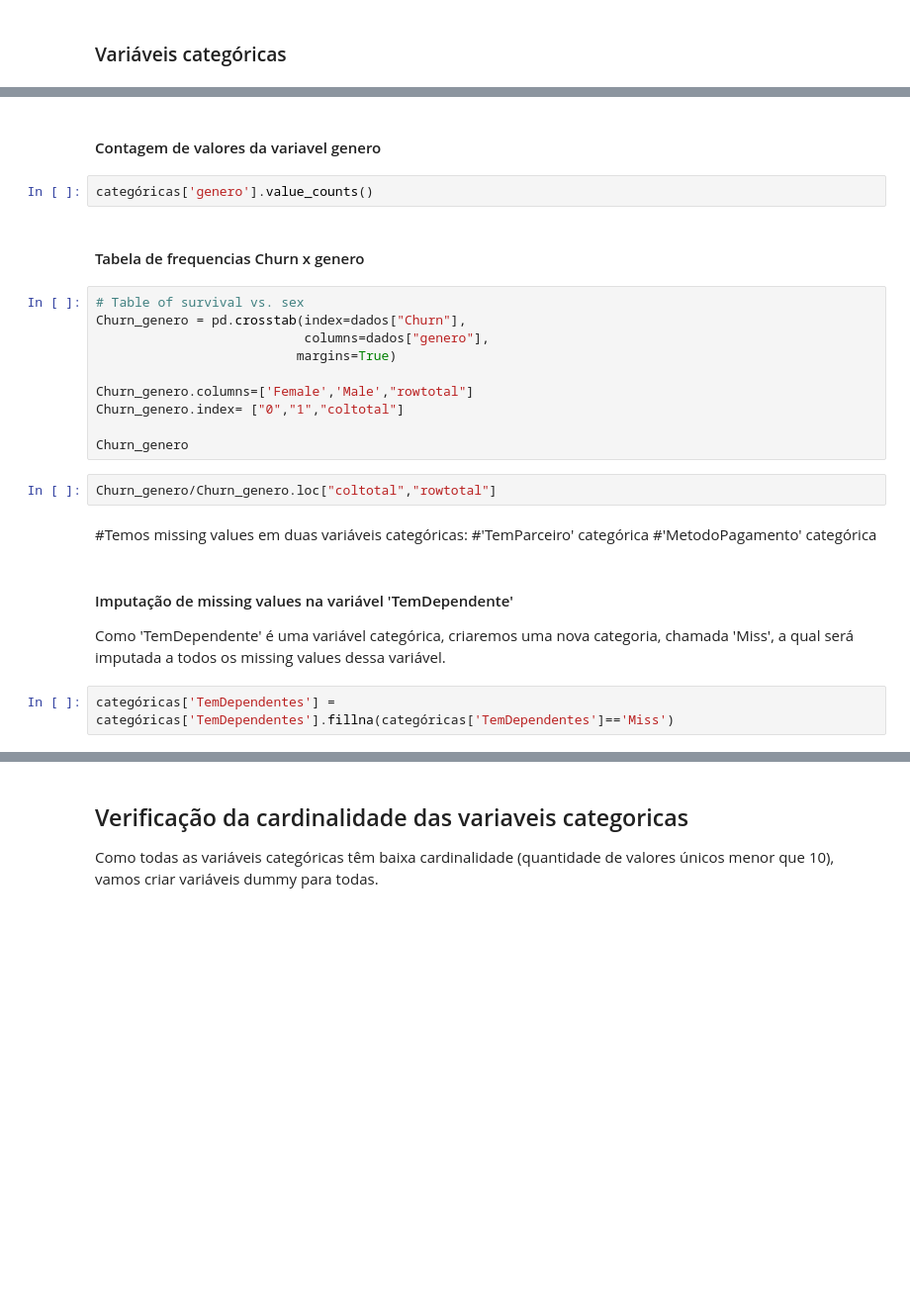
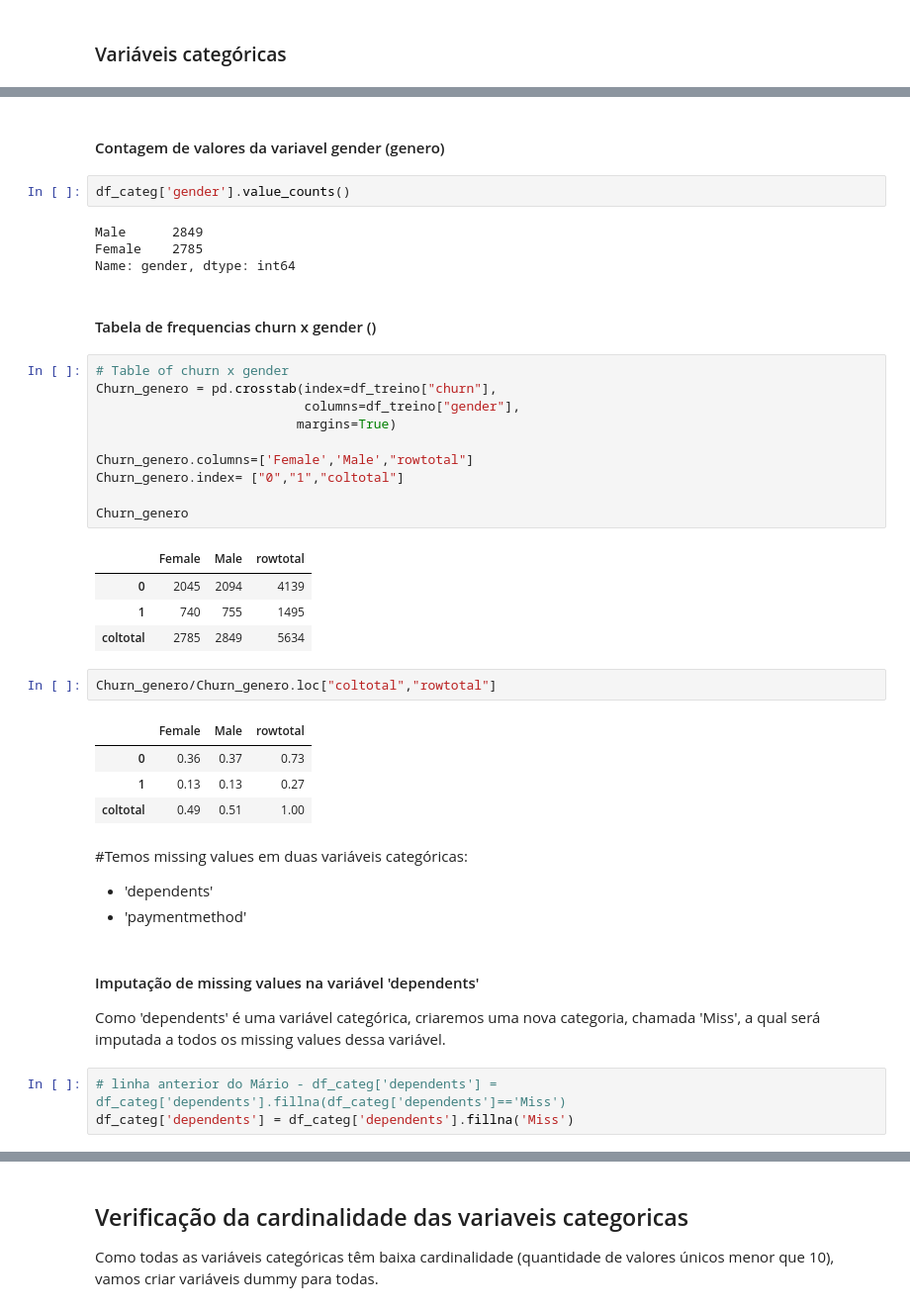
Before and after one commit to Hayltons/DSWP, a Jupyter notebook: Notebooks/Churn_Kaggle_hs_v1.ipynb, the cells around one changed output, grey strips where cells are left out. Shown at 99% size. Saved outputs shown, nothing was run; the diff lists cells and outputs as text; blank space fills up the shorter version.

```diff
--- a/Notebooks/Churn_Kaggle_hs_v1.ipynb
+++ b/Notebooks/Churn_Kaggle_hs_v1.ipynb
@@ -448,27 +473,42 @@ categóricas.isna().sum()
 # %% [markdown]
-#### Contagem de valores da variavel genero
+#### Contagem de valores da variavel gender (genero)
-# %%
-categóricas['genero'].value_counts()
+# %%
+df_categ['gender'].value_counts()
+# %% [output]
+Male      2849
+Female    2785
+Name: gender, dtype: int64
 # %% [markdown]
-#### Tabela de frequencias Churn x genero
+#### Tabela de frequencias churn x gender ()
 # %%
-# Table of survival vs. sex
-Churn_genero = pd.crosstab(index=dados["Churn"],
-                           columns=dados["genero"],
+# Table of churn x gender
+Churn_genero = pd.crosstab(index=df_treino["churn"],
+                           columns=df_treino["gender"],
                           margins=True)
 
 Churn_genero.columns=['Female','Male',"rowtotal"]
 Churn_genero.index= ["0","1","coltotal"]
 
 Churn_genero
+# %% [output]
+|  | Female | Male | rowtotal |
+| 0 | 2045 | 2094 | 4139 |
+| 1 | 740 | 755 | 1495 |
+| coltotal | 2785 | 2849 | 5634 |
 # %%
 Churn_genero/Churn_genero.loc["coltotal","rowtotal"]
+# %% [output]
+|  | Female | Male | rowtotal |
+| 0 | 0.36 | 0.37 | 0.73 |
+| 1 | 0.13 | 0.13 | 0.27 |
+| coltotal | 0.49 | 0.51 | 1.00 |
 # %% [markdown]
 #Temos missing values em duas variáveis categóricas:
-#'TemParceiro'        categórica
-#'MetodoPagamento'    categórica
+* 'dependents'
+* 'paymentmethod'
 # %% [markdown]
-#### Imputação de missing values na variável 'TemDependente'
-Como 'TemDependente' é uma variável categórica, criaremos uma nova categoria, chamada 'Miss', a qual será imputada a todos os missing values dessa variável.
+#### Imputação de missing values na variável 'dependents'
+Como 'dependents' é uma variável categórica, criaremos uma nova categoria, chamada 'Miss', a qual será imputada a todos os missing values dessa variável.
-# %%
-categóricas['TemDependentes'] = categóricas['TemDependentes'].fillna(categóricas['TemDependentes']=='Miss')
+# %%
+# linha anterior do Mário - df_categ['dependents'] = df_categ['dependents'].fillna(df_categ['dependents']=='Miss')
+df_categ['dependents'] = df_categ['dependents'].fillna('Miss')
```
Also changed, not shown: parts of 33 cells of this notebook.
